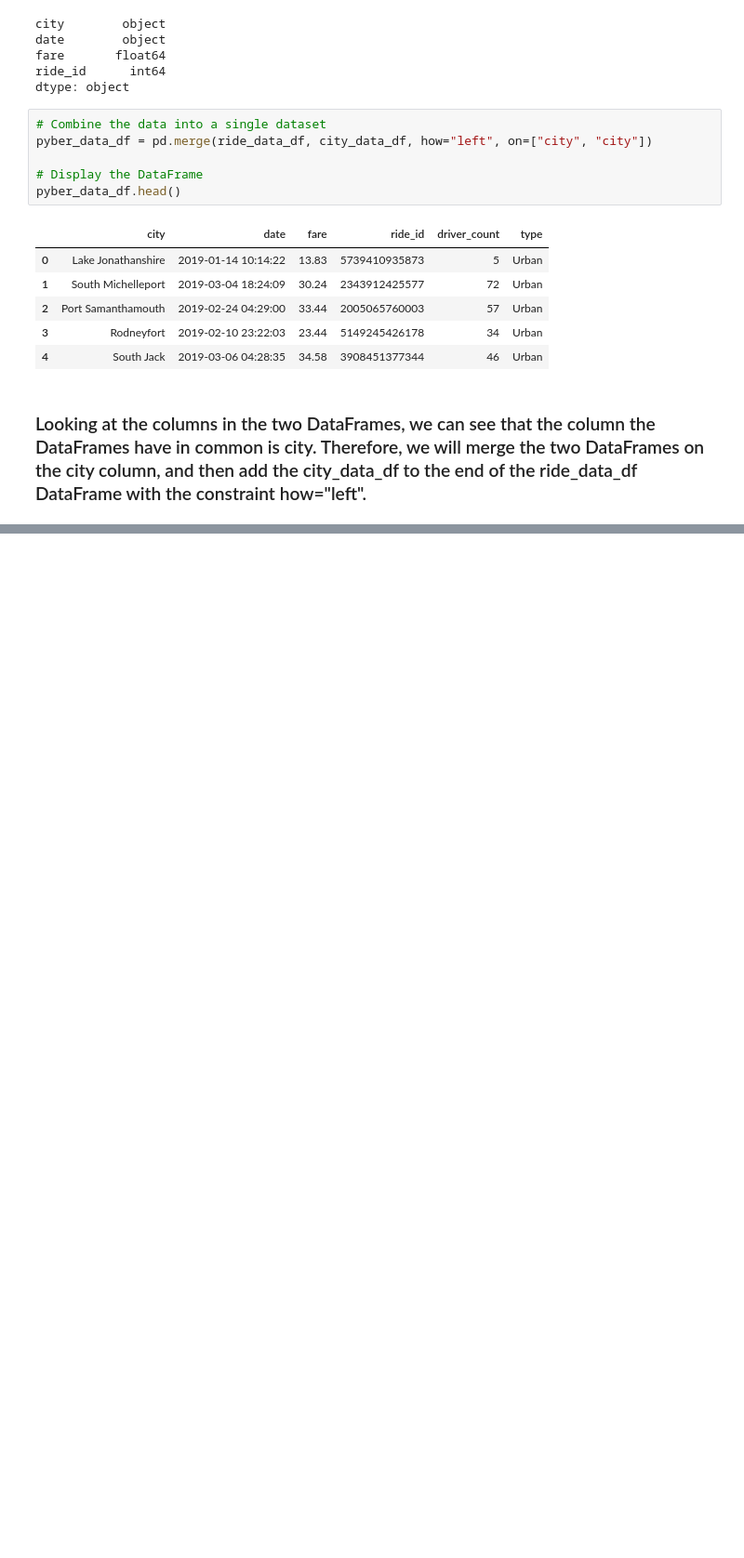
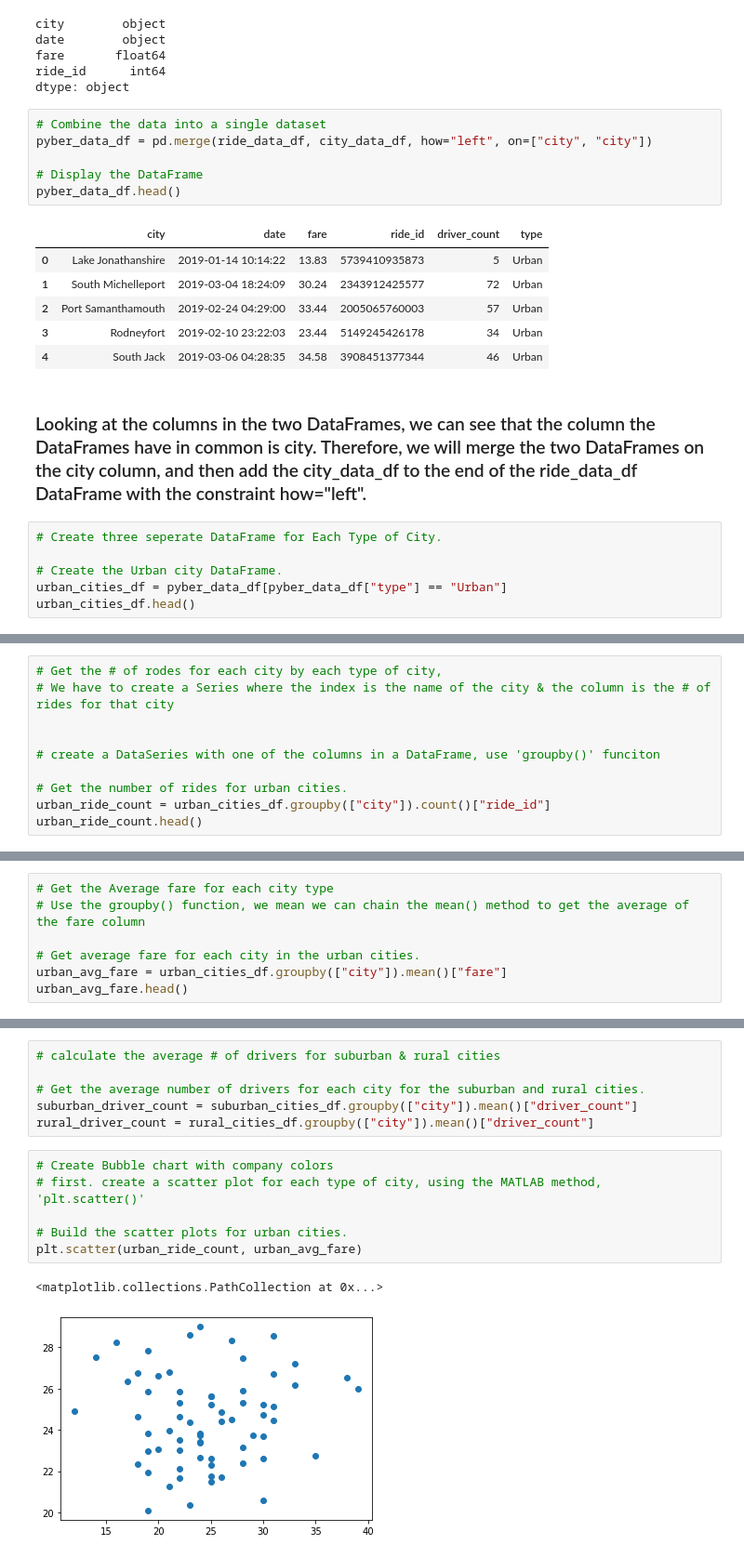
Before and after one commit to AQUINT01/PyBer_Analysis, a Jupyter notebook: PyBer.ipynb, the cells around one changed output, grey strips where cells are left out. Shown: that part at 93% size. Cells and saved outputs as stored; diff of their text form; blank space fills up the shorter version.

Commit message:
Updated Pyber

```diff
--- a/PyBer.ipynb
+++ b/PyBer.ipynb
@@ -140,3 +140,9 @@ pyber_data_df.head()
 | 4 | South Jack | 2019-03-06 04:28:35 | 34.58 | 3908451377344 | 46 | Urban |
 # %% [markdown]
 ### Looking at the columns in the two DataFrames, we can see that the column the DataFrames have in common is city. Therefore, we will merge the two DataFrames on the city column, and then add the city_data_df to the end of the ride_data_df DataFrame with the constraint how="left".
+# %%
+# Create three seperate DataFrame for Each Type of City.
+
+# Create the Urban city DataFrame.
+urban_cities_df = pyber_data_df[pyber_data_df["type"] == "Urban"]
+urban_cities_df.head()
@@ -142,0 +171,10 @@ pyber_data_df.head()
+# %%
+# Get the # of rodes for each city by each type of city,
+# We have to create a Series where the index is the name of the city & the column is the # of rides for that city
+
+
+# create a DataSeries with one of the columns in a DataFrame, use 'groupby()' funciton
+
+# Get the number of rides for urban cities.
+urban_ride_count = urban_cities_df.groupby(["city"]).count()["ride_id"]
+urban_ride_count.head()
@@ -142,0 +196,7 @@ pyber_data_df.head()
+# %%
+# Get the Average fare for each city type
+# Use the groupby() function, we mean we can chain the mean() method to get the average of the fare column
+
+# Get average fare for each city in the urban cities.
+urban_avg_fare = urban_cities_df.groupby(["city"]).mean()["fare"]
+urban_avg_fare.head()
@@ -142,0 +231,15 @@ pyber_data_df.head()
+# %%
+# calculate the average # of drivers for suburban & rural cities
+
+# Get the average number of drivers for each city for the suburban and rural cities.
+suburban_driver_count = suburban_cities_df.groupby(["city"]).mean()["driver_count"]
+rural_driver_count = rural_cities_df.groupby(["city"]).mean()["driver_count"]
+# %%
+# Create Bubble chart with company colors
+# first. create a scatter plot for each type of city, using the MATLAB method, 'plt.scatter()'
+
+# Build the scatter plots for urban cities.
+plt.scatter(urban_ride_count, urban_avg_fare)
+# %% [output]
+<matplotlib.collections.PathCollection at 0x...>
+[figure, added]
```
Also changed, not shown: parts of 14 cells of this notebook.
